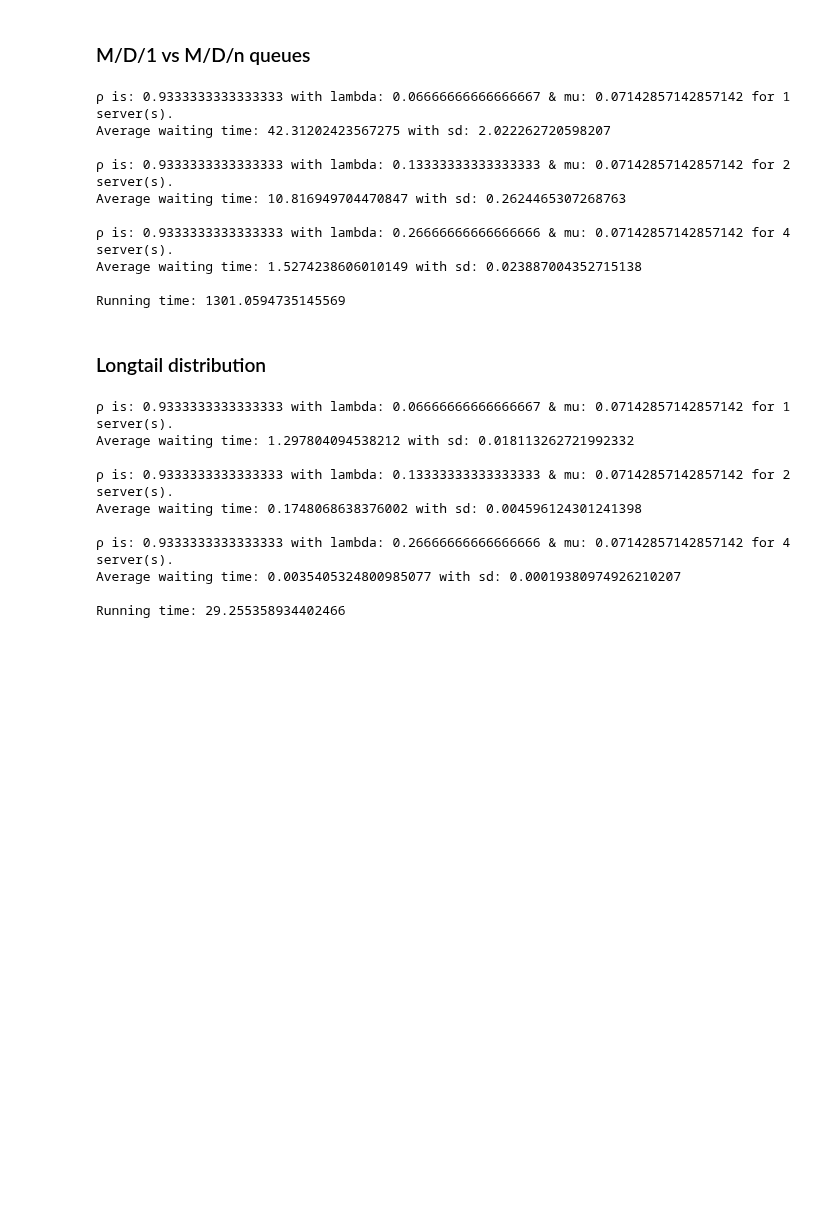
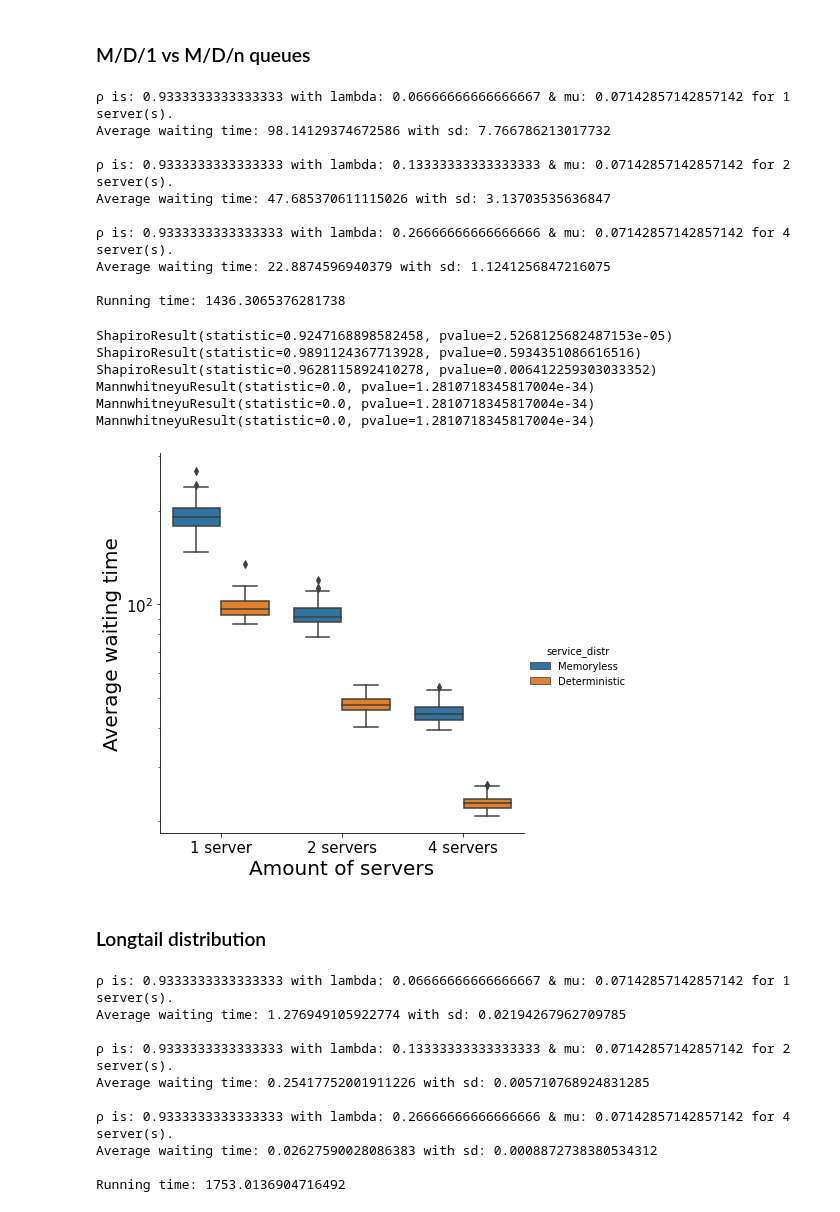
Before and after one commit to Florisdv5/DES-simulation, a Jupyter notebook: DES simulation.ipynb, the cells around one changed output. Cells and saved outputs as stored; diff of their text form; code cells hidden in the pictures; blank space fills up the shorter version.

```diff
--- a/DES simulation.ipynb
+++ b/DES simulation.ipynb
@@ -19,7 +19,7 @@ def source(env, number, lambda_1, counter, mu):
     for i in range(number):
         c = object(env, 'Customer%02d' % i, counter, mu)
         env.process(c)
-        t = 1-random.expovariate(-lambda_1)     # Time before new customer arrives
+        t = random.expovariate(lambda_1)     # Time before new customer arrives
         yield env.timeout(t)
 
 
@@ -33,7 +33,7 @@ def object(env, name, counter, mu):
         waiting_times.append(wait)
         # We got to the counter
 #         print('%7.4f %s: Waited %6.3f' % (env.now, name, wait))
-        tib = 1- random.expovariate(-mu)
+        tib = random.expovariate(mu)
         yield env.timeout(tib)
 #         print('%7.4f %s: Finished' % (env.now, name))
 # %%
@@ -132,7 +134,7 @@ def source_prior(env, number, lambda_1, counter, mu):
     for i in range(number):
         c = object_prior(env, 'Customer%02d' % i, counter, mu)
         env.process(c)
-        t = 1-random.expovariate(-lambda_1)
+        t = random.expovariate(lambda_1)
         yield env.timeout(t)
 
 
@@ -140,7 +142,7 @@ def object_prior(env, name, counter, mu):
     """Customer arrives, is served and leaves."""
     arrive = env.now
 #     print('%7.4f %s: Here I am' % (arrive, name))
-    tib = 1- random.expovariate(-mu)
+    tib = random.expovariate(mu)
     with counter.request(priority = tib) as req:
         results = yield req
         wait = env.now - arrive
@@ -224,7 +228,7 @@ def sourcec(env, number, lambda_1, counter, mu):
     for i in range(number):
         c = objectc(env, 'Customer%02d' % i, counter, mu)
         env.process(c)
-        t = 1-random.expovariate(-lambda_1)     # Time before new customer arrives
+        t = random.expovariate(lambda_1)     # Time before new customer arrives
         yield env.timeout(t)
 
 
@@ -272,49 +276,69 @@ end_time = time.time()
 print("Running time: " + str(end_time - start_time))
 # %% [output]
 ρ is: 0.9333333333333333 with lambda: 0.06666666666666667 & mu: 0.07142857142857142 for 1 server(s).
-Average waiting time: 42.31202423567275 with sd: 2.022262720598207
+Average waiting time: 98.14129374672586 with sd: 7.766786213017732
 
 ρ is: 0.9333333333333333 with lambda: 0.13333333333333333 & mu: 0.07142857142857142 for 2 server(s).
-Average waiting time: 10.816949704470847 with sd: 0.2624465307268763
+Average waiting time: 47.685370611115026 with sd: 3.13703535636847
 
 ρ is: 0.9333333333333333 with lambda: 0.26666666666666666 & mu: 0.07142857142857142 for 4 server(s).
-Average waiting time: 1.5274238606010149 with sd: 0.023887004352715138
+Average waiting time: 22.8874596940379 with sd: 1.1241256847216075
 
-Running time: 1301.0594735145569
+Running time: 1436.3065376281738
+# %%
+statistic_1serverc = scipy.stats.shapiro(mean_waiting_timesc[0])
+print(statistic_1serverc)
+statistic_2serverc = scipy.stats.shapiro(mean_waiting_timesc[1])
+print(statistic_2serverc)
+statistic_3serverc = scipy.stats.shapiro(mean_waiting_timesc[2])
+print(statistic_3serverc)
+
+print(scipy.stats.mannwhitneyu(mean_waiting_timesc[0], mean_waiting_times[0]))
+print(scipy.stats.mannwhitneyu(mean_waiting_timesc[1], mean_waiting_times[1]))
+print(scipy.stats.mannwhitneyu(mean_waiting_timesc[2], mean_waiting_times[2]))
+# %% [output]
+ShapiroResult(statistic=0.9247168898582458, pvalue=2.5268125682487153e-05)
+ShapiroResult(statistic=0.9891124367713928, pvalue=0.5934351086616516)
+ShapiroResult(statistic=0.9628115892410278, pvalue=0.006412259303033352)
+MannwhitneyuResult(statistic=0.0, pvalue=1.2810718345817004e-34)
+MannwhitneyuResult(statistic=0.0, pvalue=1.2810718345817004e-34)
+MannwhitneyuResult(statistic=0.0, pvalue=1.2810718345817004e-34)
 # %%
 df_1_serverc = pd.DataFrame({'Waiting time': mean_waiting_timesc[0], 'Method': ['1 server' for i in range(len(mean_waiting_timesc[0]))], 'service_distr': ['Deterministic' for i in range(len(mean_waiting_timesc[0]))]})
 df_2_serverc = pd.DataFrame({'Waiting time': mean_waiting_timesc[1], 'Method': ['2 servers' for i in range(len(mean_waiting_timesc[1]))], 'service_distr': ['Deterministic' for i in range(len(mean_waiting_timesc[0]))]})
 df_3_serverc = pd.DataFrame({'Waiting time': mean_waiting_timesc[2], 'Method': ['4 servers' for i in range(len(mean_waiting_timesc[2]))], 'service_distr': ['Deterministic' for i in range(len(mean_waiting_timesc[0]))]})
 
 
 df_totalc = df_total.append(df_1_serverc)
 df_totalc = df_totalc.append(df_2_serverc)
 df_totalc = df_totalc.append(df_3_serverc)
 
 
 p = sns.catplot(x="Method", y="Waiting time", hue = 'service_distr', kind="box", data=df_totalc, height=6, aspect=8/8)
-p = sns.swarmplot(x="Method", y="Waiting time", hue = 'service_distr', data=df_totalc, alpha = 0.5)
+# p = sns.swarmplot(x="Method", y="Waiting time", hue = 'service_distr', data=df_totalc, alpha = 0.5)
 
 plt.xlabel("Amount of servers", size = 20)
 plt.ylabel("Average waiting time", size = 20)
 _, ylabels = plt.yticks()
 _, xlabels = plt.xticks()
 p.set_yticklabels(ylabels, size=15)
 p.set_xticklabels(xlabels, size=15)
 p.set(yscale="log")
 
 # x1, x2 = 0, 0.98   # columns '1 server' and '2 server' (first column: 0, see plt.xticks())
 # y, h, col = df_total['Waiting time'].max() + 100, 75, 'k'
 # plt.plot([x1, x1, x2, x2], [y, y+h, y+h, y], lw=1.5, c=col)
 # plt.text((x1+x2)*.5, y+h, "****", ha='center', va='bottom', color=col)
 
 # x3, x4 = 1.02, 2   # columns '2 server' and '4 server' (first column: 0, see plt.xticks())
 # y1, h1, col = df_total['Waiting time'].max() + 100, 75, 'k'
 # # y1, h1, col = 1, 0.25, 'k'
 # plt.plot([x3, x3, x4, x4], [y1, y1+h1, y1+h1, y1], lw=1.5, c=col)
 # plt.text((x3+x4)*.5, y1+h1, "****", ha='center', va='bottom', color=col)
 
 plt.savefig('boxplots_service_distr.png', format='png', dpi=600, bbox_inches = "tight")
+# %% [output]
+[figure, added]
 # %% [markdown]
 ### Longtail distribution
 # %%
@@ -346,7 +370,7 @@ def object_long(env, name, counter, mu):
 #         print('%7.4f %s: Finished' % (env.now, name))
 # %%
 n_s = [1, 2, 4]                              # Number of servers
-simulations = 2
+simulations = 100
 mean_waiting_times_long = [[],[],[]]
 
 start_time = time.time()
@@ -373,12 +397,12 @@ end_time = time.time()
 print("Running time: " + str(end_time - start_time))
 # %% [output]
 ρ is: 0.9333333333333333 with lambda: 0.06666666666666667 & mu: 0.07142857142857142 for 1 server(s).
-Average waiting time: 1.297804094538212 with sd: 0.018113262721992332
+Average waiting time: 1.276949105922774 with sd: 0.02194267962709785
 
 ρ is: 0.9333333333333333 with lambda: 0.13333333333333333 & mu: 0.07142857142857142 for 2 server(s).
-Average waiting time: 0.1748068638376002 with sd: 0.004596124301241398
+Average waiting time: 0.25417752001911226 with sd: 0.005710768924831285
 
 ρ is: 0.9333333333333333 with lambda: 0.26666666666666666 & mu: 0.07142857142857142 for 4 server(s).
-Average waiting time: 0.0035405324800985077 with sd: 0.00019380974926210207
+Average waiting time: 0.02627590028086383 with sd: 0.0008872738380534312
 
-Running time: 29.255358934402466
+Running time: 1753.0136904716492
```
Also changed, not shown: parts of 7 cells of this notebook.
